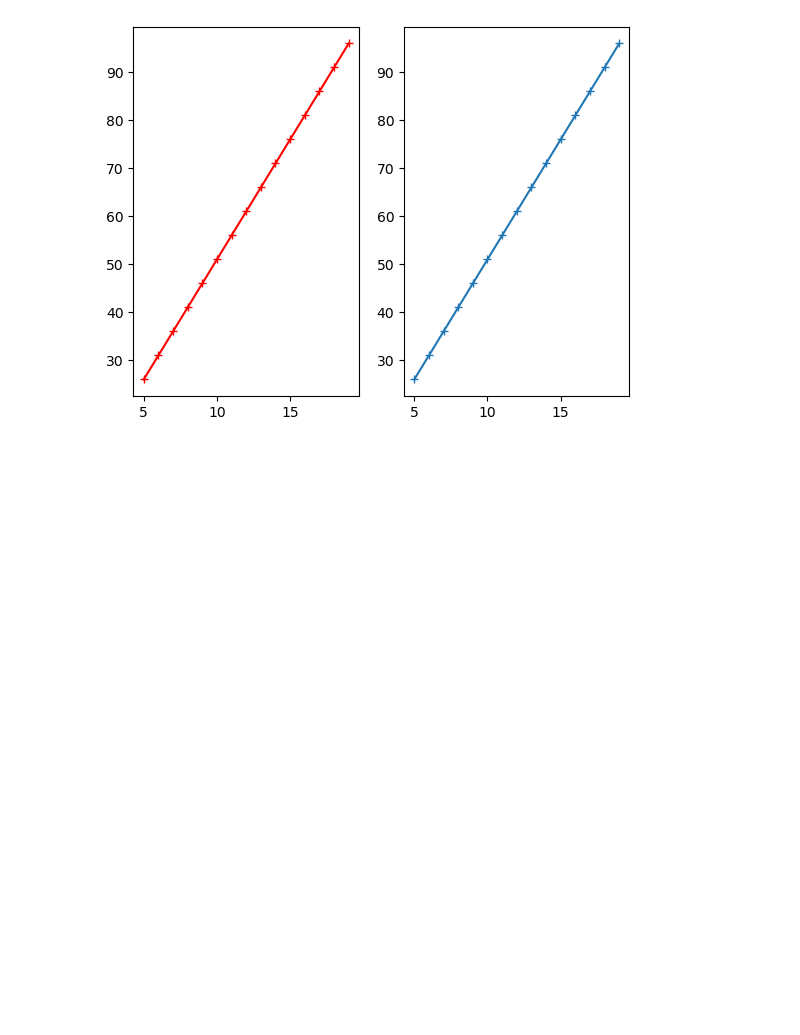
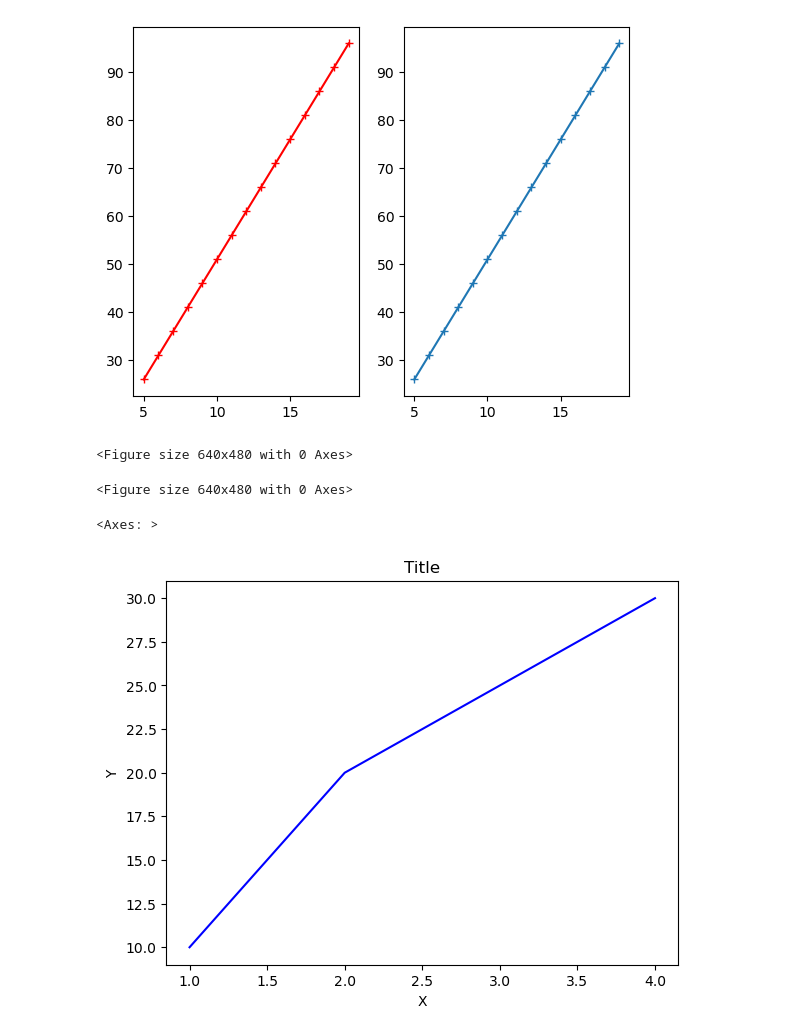
Before and after one commit to sahriyar70/Ai-ML, a Jupyter notebook: matplotlib/intro.ipynb, the cells around one changed output. Drawn from its saved outputs; the diff is of its cells as text; code cells hidden in the pictures; blank space fills up the shorter version.

Commit message:
Display the figure object

```diff
--- a/matplotlib/intro.ipynb
+++ b/matplotlib/intro.ipynb
@@ -30,0 +33,28 @@ plt.show()
+# %%
+fig = plt.figure()
+fig
+# %% [output]
+<Figure size 640x480 with 0 Axes>
+<Figure size 640x480 with 0 Axes>
+# %%
+axes = fig.add_axes([0.1, 0.1, 0.8, 0.8])
+axes
+# %% [output]
+<Axes: >
+# %%
+import matplotlib.pyplot as plt
+
+x = [1, 2, 3, 4]
+y = [10, 20, 25, 30]
+
+fig = plt.figure()
+axes = fig.add_axes([0.1, 0.1, 0.8, 0.8])
+
+axes.plot(x, y, 'b')
+axes.set_xlabel('X')
+axes.set_ylabel('Y')
+axes.set_title('Title')
+
+plt.show()
+# %% [output]
+[figure, added]
```
Also changed, not shown: parts of 9 cells of this notebook.
